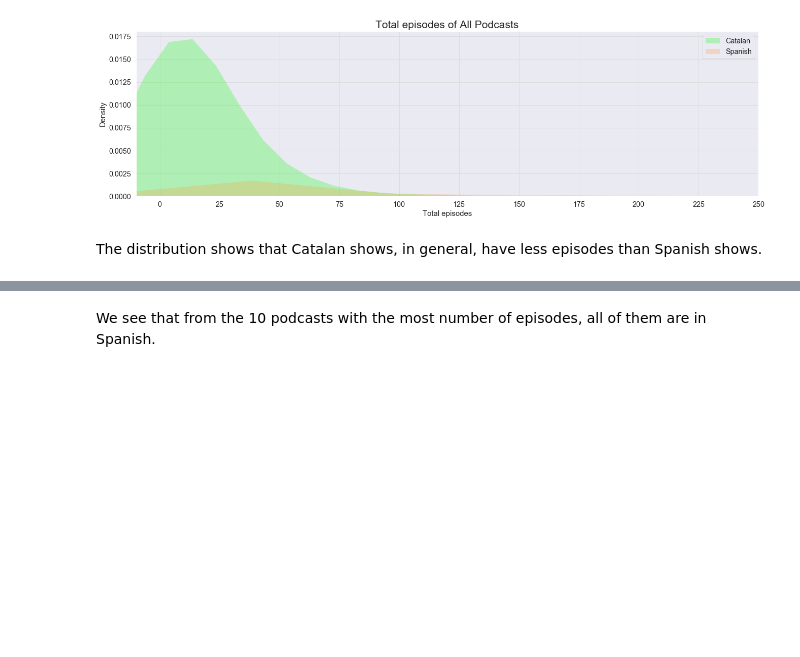
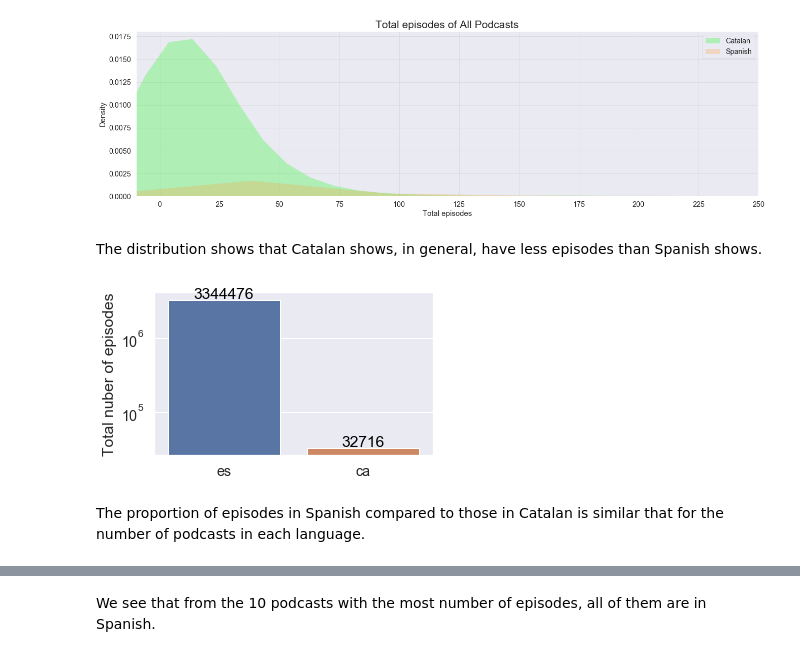
Before and after one commit to xaviercucurull/BDA-Podcasts, a Jupyter notebook: BDA_Final_Project.ipynb, the cells around one changed output, grey strips where cells are left out. Saved outputs shown, nothing was run; the diff lists cells and outputs as text; code cells hidden in the pictures; blank space fills up the shorter version.

```diff
--- a/BDA_Final_Project.ipynb
+++ b/BDA_Final_Project.ipynb
@@ -893,6 +873,24 @@ plot_kde(df, x_label="Total episodes", title="Total episodes of All Podcasts", f
 [figure]
 # %% [markdown]
 The distribution shows that Catalan shows, in general, have less episodes than Spanish shows.
+# %%
+# Total number of episodes by language
+pipeline = [
+        {'$group': {'_id': '$languages',
+                    'total_episodes': {'$sum': "$total_episodes"}}},
+        {"$sort": SON([("total_episodes", pymongo.DESCENDING)])},
+        {'$limit': 10}
+]
+
+res = podcasts_prep.aggregate(pipeline)
+df =  pd.DataFrame(list(res))
+df['_id'] = df['_id'].transform(func=lambda x: x[0])    # List to int
+
+plot_bars(df, x='_id', y='total_episodes', x_label="", y_label="Total nuber of episodes", yscale='log', annotate=True)
+# %% [output]
+[figure, added]
+# %% [markdown]
+The proportion of episodes in Spanish compared to those in Catalan is similar that for the number of podcasts in each language.
 # %%
 # Plot TOP 10 podcasts by number of episodes
 pipeline = [
```
Also changed, not shown: parts of 45 cells of this notebook.
